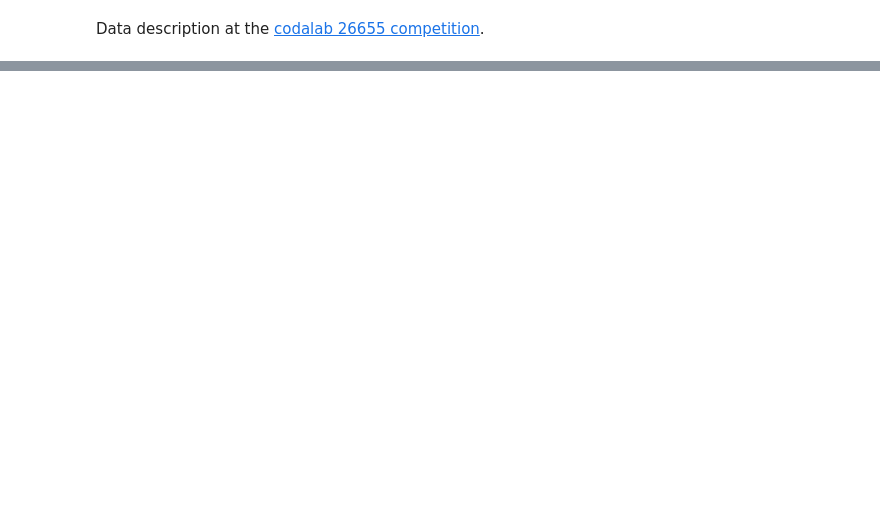
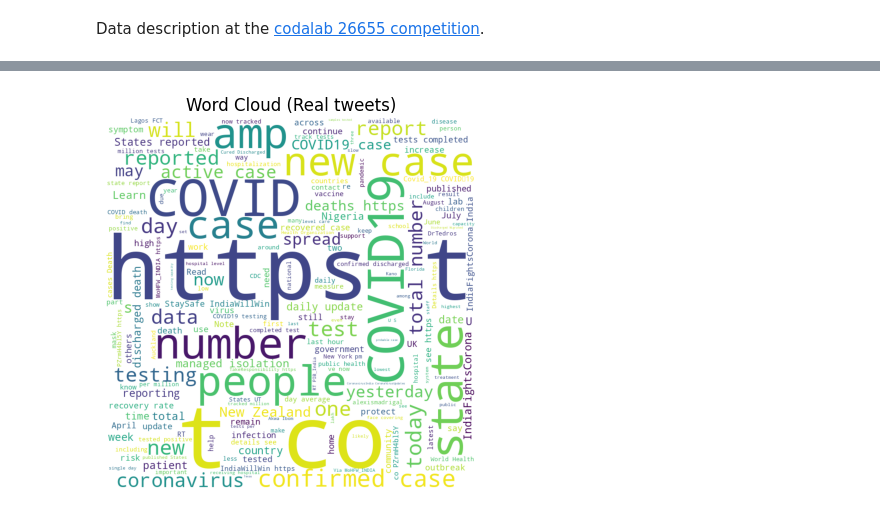
Before and after one commit to RedBed24/ml_2425, a Jupyter notebook: task3/task3.ipynb, the cells around one changed output, grey strips where cells are left out. Cells and saved outputs as stored; diff of their text form; code cells hidden in the pictures; blank space fills up the shorter version.

```diff
--- a/task3/task3.ipynb
+++ b/task3/task3.ipynb
@@ -73,0 +18,5 @@ dataframe['tokens'] = dataframe['tokens'].apply(lambda tokens: [lemmatizer.lemma
+# %%
+train = pd.read_excel("data/Constraint_English_Train.xlsx")
+val = pd.read_excel("data/Constraint_English_Val.xlsx")
+test = pd.read_excel("data/Constraint_English_Test.xlsx")
+data = pd.concat([train, val, test], ignore_index=True)
@@ -73,0 +90,8 @@ dataframe['tokens'] = dataframe['tokens'].apply(lambda tokens: [lemmatizer.lemma
+# %%
+# Plotting the word cloud for real tweets
+plt.imshow(WordCloud(width=800, height=800, background_color="white").generate(" ".join(data[data["label"] == "real"]["tweet"])))
+plt.axis("off")
+plt.title("Word Cloud (Real tweets)")
+plt.show()
+# %% [output]
+[figure, added]
```
Also changed, not shown: parts of 73 cells of this notebook.
